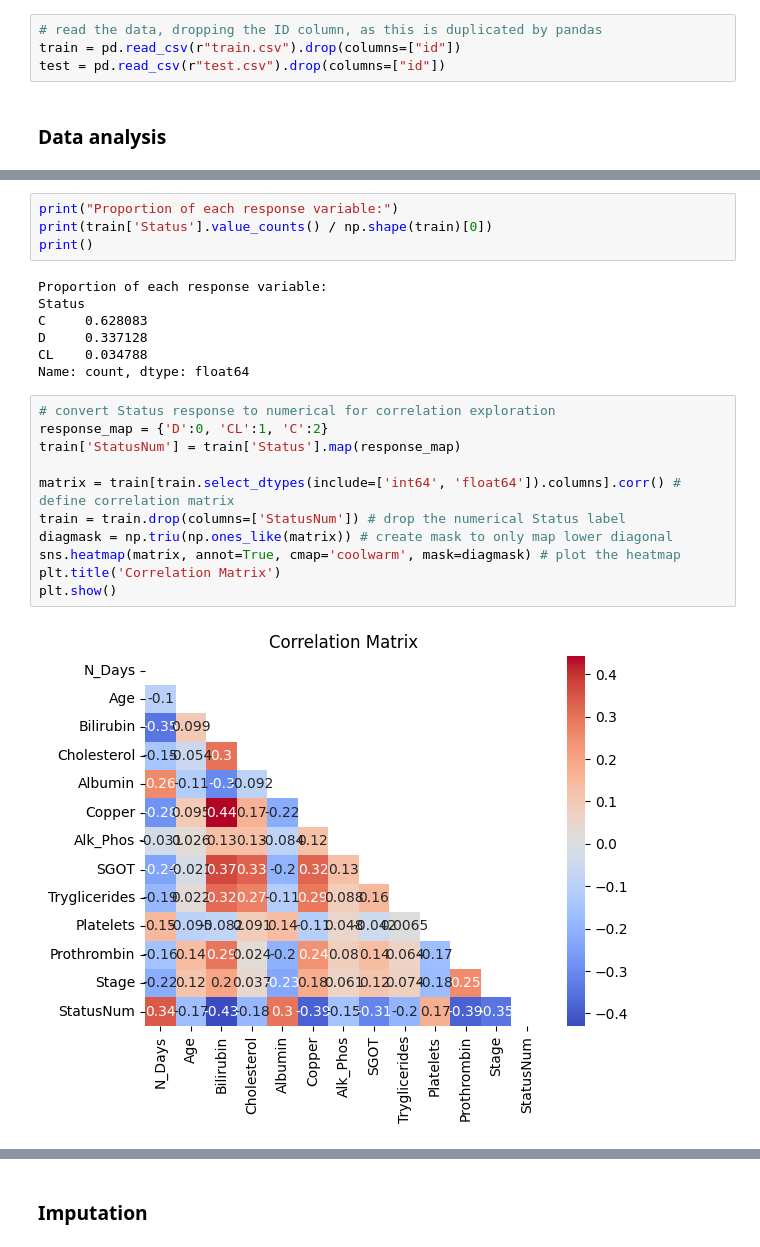
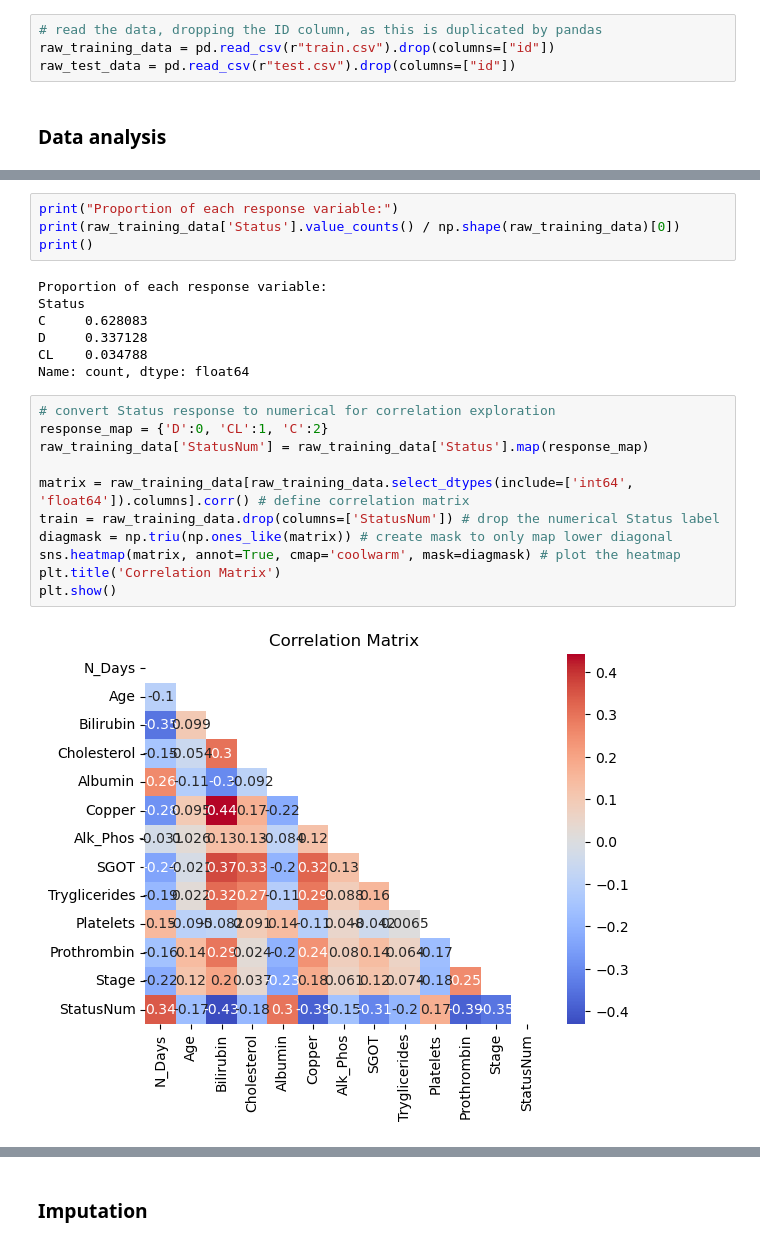
Before and after one commit to leabrodyheine/ML-Kaggle-Cirrhosis-Data, a Jupyter notebook: Exploration_new.ipynb, the cells around one changed output, grey strips where cells are left out. Saved outputs shown, nothing was run; the diff lists cells and outputs as text.

```diff
--- a/Exploration_new.ipynb
+++ b/Exploration_new.ipynb
@@ -29,8 +19,8 @@ prefix = None
 ### Read in the data
 # %%
 # read the data, dropping the ID column, as this is duplicated by pandas
-train = pd.read_csv(r"train.csv").drop(columns=["id"])
-test = pd.read_csv(r"test.csv").drop(columns=["id"])
+raw_training_data = pd.read_csv(r"train.csv").drop(columns=["id"])
+raw_test_data = pd.read_csv(r"test.csv").drop(columns=["id"])
 # %% [markdown]
 ### Data analysis
 # %%
@@ -113,7 +102,7 @@ Stage                     4   float64
 Status                    3    object
 # %%
 print("Proportion of each response variable:")
-print(train['Status'].value_counts() / np.shape(train)[0])
+print(raw_training_data['Status'].value_counts() / np.shape(raw_training_data)[0])
 print()
 # %% [output]
 Proportion of each response variable:
@@ -125,15 +114,15 @@ Name: count, dtype: float64
 # %%
 # convert Status response to numerical for correlation exploration
 response_map = {'D':0, 'CL':1, 'C':2}
-train['StatusNum'] = train['Status'].map(response_map)
+raw_training_data['StatusNum'] = raw_training_data['Status'].map(response_map)
 
-matrix = train[train.select_dtypes(include=['int64', 'float64']).columns].corr() # define correlation matrix
-train = train.drop(columns=['StatusNum']) # drop the numerical Status label
+matrix = raw_training_data[raw_training_data.select_dtypes(include=['int64', 'float64']).columns].corr() # define correlation matrix
+train = raw_training_data.drop(columns=['StatusNum']) # drop the numerical Status label
 diagmask = np.triu(np.ones_like(matrix)) # create mask to only map lower diagonal
 sns.heatmap(matrix, annot=True, cmap='coolwarm', mask=diagmask) # plot the heatmap
 plt.title('Correlation Matrix')
 plt.show()
 # %% [output]
-[figure, old version]
+[figure, new version]
 # %%
 # plot histograms for numerical variables
```
Also changed, not shown: parts of 10 cells of this notebook.
